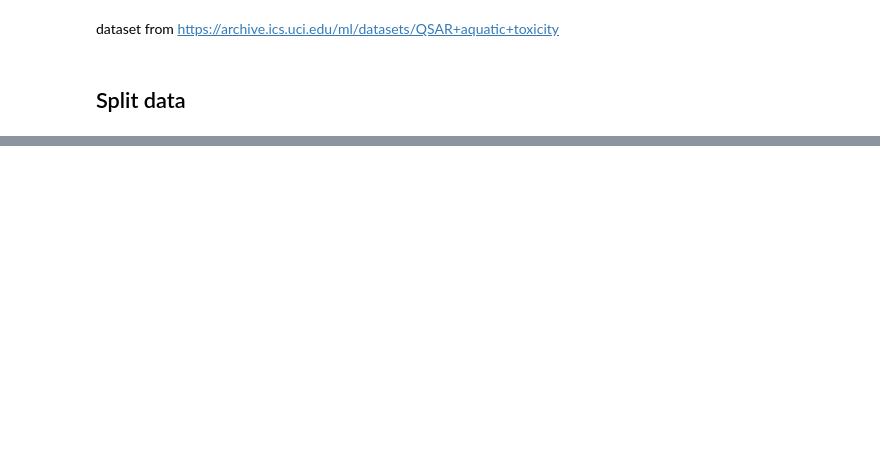
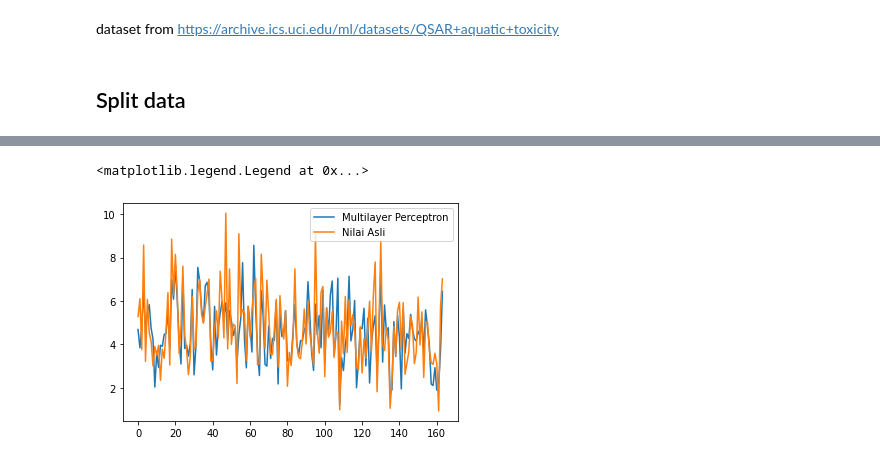
Before and after one commit to chilaact/predict_aquatic_toxity, a Jupyter notebook: predict_aquatic_toxity.ipynb, the cells around one changed output, grey strips where cells are left out. Cells and saved outputs as stored; diff of their text form; code cells hidden in the pictures; blank space fills up the shorter version.

```diff
--- a/predict_aquatic_toxity.ipynb
+++ b/predict_aquatic_toxity.ipynb
@@ -54,0 +59,8 @@ x_train, x_test, y_train, y_test = train_test_split(data.drop(axis=0, columns='q
+# %%
+plt.plot(list(hasil_mlp), label='Multilayer Perceptron')
+plt.plot(list(y_test), label='Nilai Asli')
+
+plt.legend(loc="upper right")
+# %% [output]
+<matplotlib.legend.Legend at 0x...>
+[figure, added]
```
Also changed, not shown: parts of 5 cells of this notebook.
